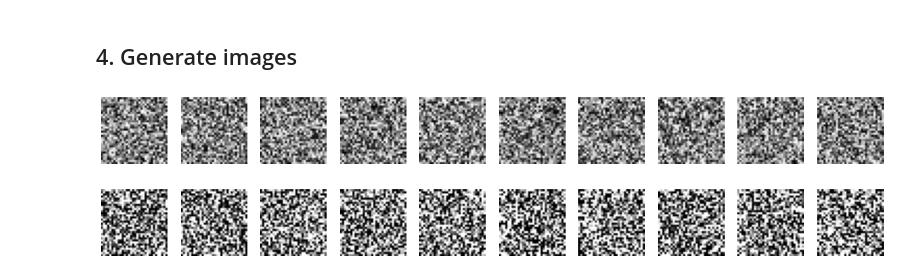
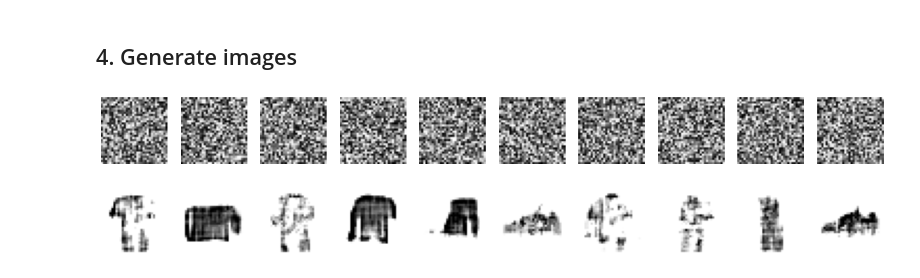
Before and after one commit to davidADSP/Generative_Deep_Learning_2nd_Edition, a Jupyter notebook: notebooks/ebm/demo/train.ipynb, the cells around one changed output. Saved outputs shown, nothing was run; the diff lists cells and outputs as text; code cells hidden in the pictures.

```diff
--- a/notebooks/ebm/demo/train.ipynb
+++ b/notebooks/ebm/demo/train.ipynb
@@ -166,10 +188,22 @@ ebm.compile(optimizer=keras.optimizers.Adam(learning_rate=0.0001), run_eagerly=T
 # %%
 tensorboard_callback = keras.callbacks.TensorBoard(log_dir="./logs")
+# %%
+class ImageGenerator(keras.callbacks.Callback):
+    def __init__(self, num_img):
+        self.num_img = num_img
+
+    def on_epoch_end(self, epoch, logs=None):
+        start_imgs = np.random.uniform(size = (self.num_img,IMAGE_SIZE,IMAGE_SIZE,CHANNELS)) * 2 - 1
+        generated_images = Sampler.generate_samples(ebm.cnn, start_imgs, steps=200, step_size=STEP_SIZE, noise = NOISE, return_img_per_step=False)
+        generated_images = generated_images.numpy()
+        display(generated_images, save_to = "./output/generated_img_%03d.png" % (epoch))
 # %%
 ebm.fit(
+    # np.array([x_train[0] for _ in range(5000)] + [x_train[1] for _ in range(5000)])
     x_train
     , batch_size=BATCH_SIZE
+    , shuffle = True
     , epochs=EPOCHS
-    , callbacks = [tensorboard_callback]
+    , callbacks = [model_checkpoint_callback, tensorboard_callback, ImageGenerator(num_img=10)]
 )
 # %% [output]
@@ -178,14 +234,14 @@ KeyboardInterrupt:
 # %% [markdown]
 ## 4. Generate images <a name="generate"></a>
 # %%
-start_imgs = np.random.uniform(size = (10,32,32,1)) * 2 - 1
+start_imgs = np.random.uniform(size = (10,IMAGE_SIZE,IMAGE_SIZE,CHANNELS)) * 2 - 1
 # %%
 display(start_imgs)
 # %% [output]
-[figure, old version]
+[figure, new version]
 # %%
-imgs_per_step = Sampler.generate_samples(ebm.cnn, start_imgs, steps=256, step_size=10, return_img_per_step=True)
+gen_img = Sampler.generate_samples(ebm.cnn, start_imgs, steps=200, step_size=10, noise = 0.005, return_img_per_step=False)
 # %%
-display(imgs_per_step[-1].numpy())
+display(gen_img.numpy())
 # %% [output]
-[figure, old version]
+[figure, new version]
```
Also changed, not shown: parts of 8 cells of this notebook, 4 other files.
